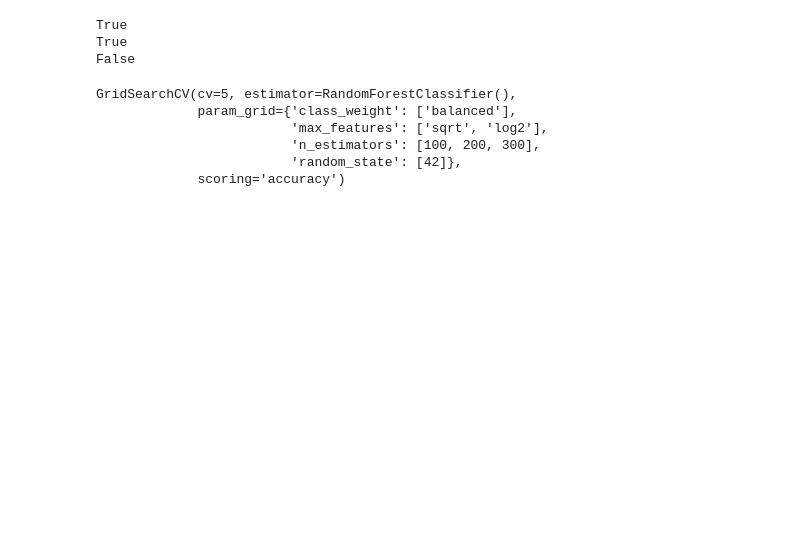
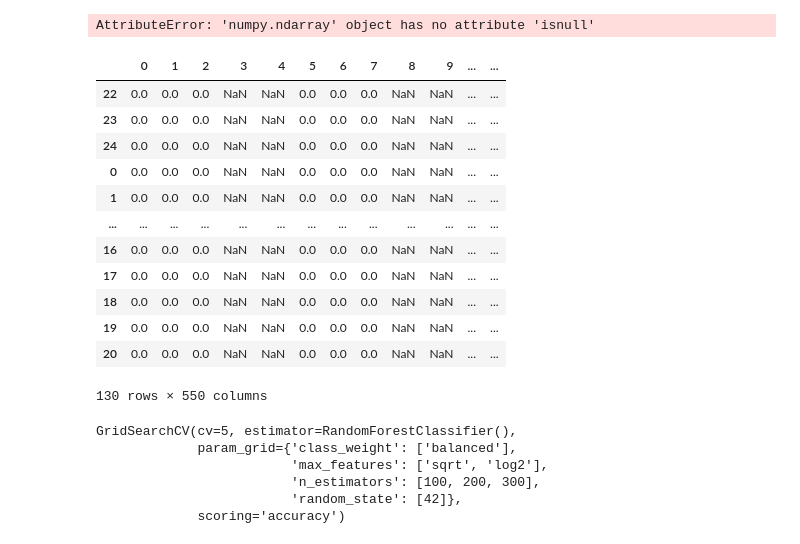
Before and after one commit to gale1432/first_tests, a Jupyter notebook: random_forest_test.ipynb, the cells around one changed output. Cells and saved outputs as stored; diff of their text form; code cells hidden in the pictures; blank space fills up the shorter version.

```diff
--- a/random_forest_test.ipynb
+++ b/random_forest_test.ipynb
@@ -15,11 +16,32 @@ eval_x, eval_y = joblib.load('ewt/eval_ewt_two.sav')
+# %%
+dev_x = np.load('wpd/dev_x.npy', allow_pickle=True)
+dev_y = np.load('wpd/dev_y.npy', allow_pickle=True)
+eval_x = np.load('wpd/eval_x.npy', allow_pickle=True)
+eval_y = np.load('wpd/eval_y.npy', allow_pickle=True)
+train_x = np.load('wpd/train_x.npy', allow_pickle=True)
+train_y = np.load('wpd/train_y.npy', allow_pickle=True)
 # %%
 print(train_x.isnull().values.any())
 print(dev_x.isnull().values.any())
 print(eval_x.isnull().values.any())
 # %% [output]
-True
-True
-False
+AttributeError: 'numpy.ndarray' object has no attribute 'isnull'
+# %%
+train_x[train_x.isna().any(axis=1)]
+# %% [output]
+|  | 0 | 1 | 2 | 3 | 4 | 5 | 6 | 7 | 8 | 9 | ... | ... |
+| 22 | 0.0 | 0.0 | 0.0 | NaN | NaN | 0.0 | 0.0 | 0.0 | NaN | NaN | ... | ... |
+| 23 | 0.0 | 0.0 | 0.0 | NaN | NaN | 0.0 | 0.0 | 0.0 | NaN | NaN | ... | ... |
+| 24 | 0.0 | 0.0 | 0.0 | NaN | NaN | 0.0 | 0.0 | 0.0 | NaN | NaN | ... | ... |
+| 0 | 0.0 | 0.0 | 0.0 | NaN | NaN | 0.0 | 0.0 | 0.0 | NaN | NaN | ... | ... |
+| 1 | 0.0 | 0.0 | 0.0 | NaN | NaN | 0.0 | 0.0 | 0.0 | NaN | NaN | ... | ... |
+| ... | ... | ... | ... | ... | ... | ... | ... | ... | ... | ... | ... | ... |
+| 16 | 0.0 | 0.0 | 0.0 | NaN | NaN | 0.0 | 0.0 | 0.0 | NaN | NaN | ... | ... |
+| 17 | 0.0 | 0.0 | 0.0 | NaN | NaN | 0.0 | 0.0 | 0.0 | NaN | NaN | ... | ... |
+| 18 | 0.0 | 0.0 | 0.0 | NaN | NaN | 0.0 | 0.0 | 0.0 | NaN | NaN | ... | ... |
+| 19 | 0.0 | 0.0 | 0.0 | NaN | NaN | 0.0 | 0.0 | 0.0 | NaN | NaN | ... | ... |
+| 20 | 0.0 | 0.0 | 0.0 | NaN | NaN | 0.0 | 0.0 | 0.0 | NaN | NaN | ... | ... |
+130 rows × 550 columns
 # %%
 train_y = unpack_labels(train_y)
 dev_y = unpack_labels(dev_y)
```
Also changed, not shown: parts of 7 cells of this notebook, 3 other files.
